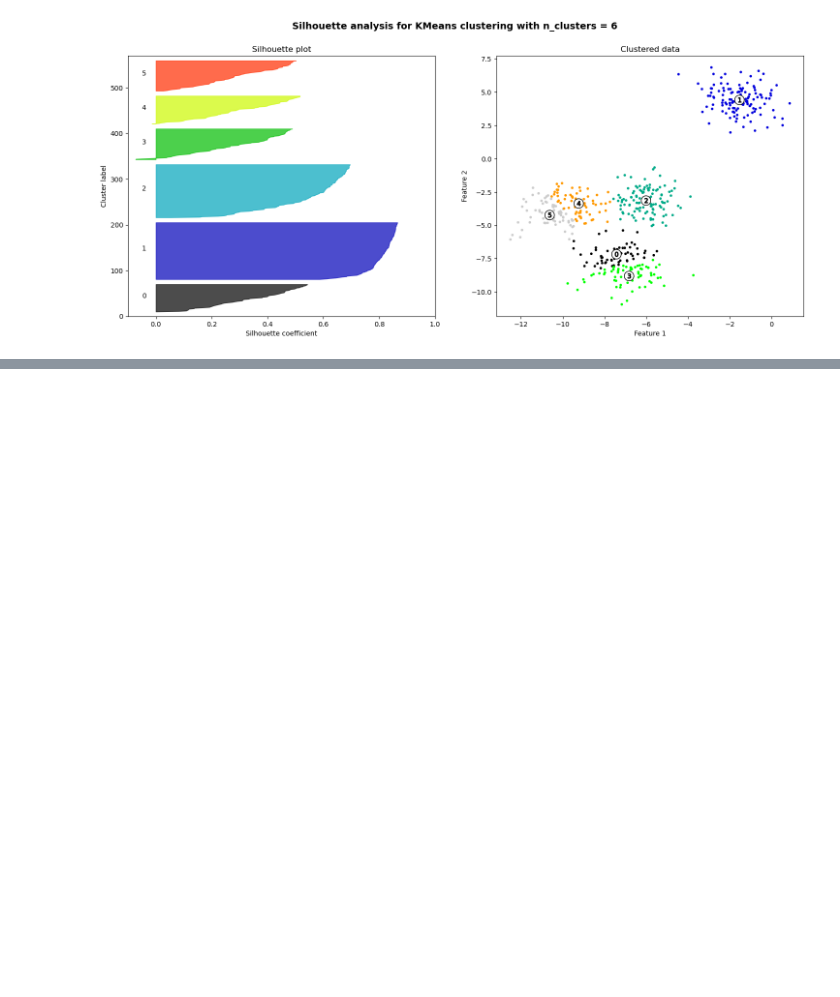
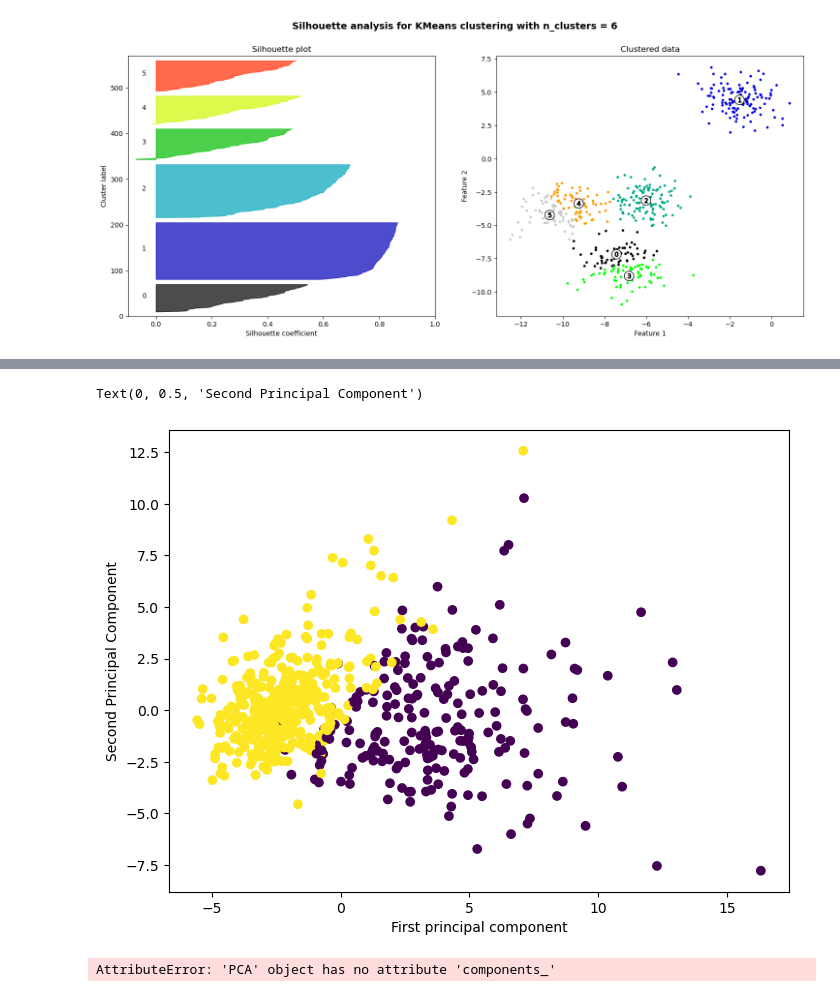
Before and after one commit to tuananhudu/Learn_AI, a Jupyter notebook: Model/Unsupervised_Learning/Explore.ipynb, the cells around one changed output, grey strips where cells are left out. Saved outputs shown, nothing was run; the diff lists cells and outputs as text; code cells hidden in the pictures; blank space fills up the shorter version.

```diff
--- a/Model/Unsupervised_Learning/Explore.ipynb
+++ b/Model/Unsupervised_Learning/Explore.ipynb
@@ -160,0 +185,2 @@ For n_clusters = 6 The average silhouette_score is : 0.4857596147013469
+# %%
+scaler.fit(df)
@@ -160,0 +189,2 @@ For n_clusters = 6 The average silhouette_score is : 0.4857596147013469
+# %%
+scaled_data = scaler.transform(df)
@@ -160,0 +209,4 @@ For n_clusters = 6 The average silhouette_score is : 0.4857596147013469
+# %%
+pca = PCA(n_components=2)
+# %%
+data_pca = pca.fit_transform(scaled_data)
@@ -160,0 +245,13 @@ For n_clusters = 6 The average silhouette_score is : 0.4857596147013469
+# %%
+plt.figure(figsize=(8,6))
+plt.scatter(data_pca[:,0] , data_pca[:,1] , c = cancer_dataset['target'])
+plt.xlabel('First principal component')
+plt.ylabel('Second Principal Component')
+# %% [output]
+Text(0, 0.5, 'Second Principal Component')
+[figure, added]
+# %%
+loadings = pd.DataFrame(pca.components_, columns=df.columns, index=['PC1', 'PC2'])
+print(loadings)
+# %% [output]
+AttributeError: 'PCA' object has no attribute 'components_'
```
Also changed, not shown: parts of 13 cells of this notebook, 2 other files.
